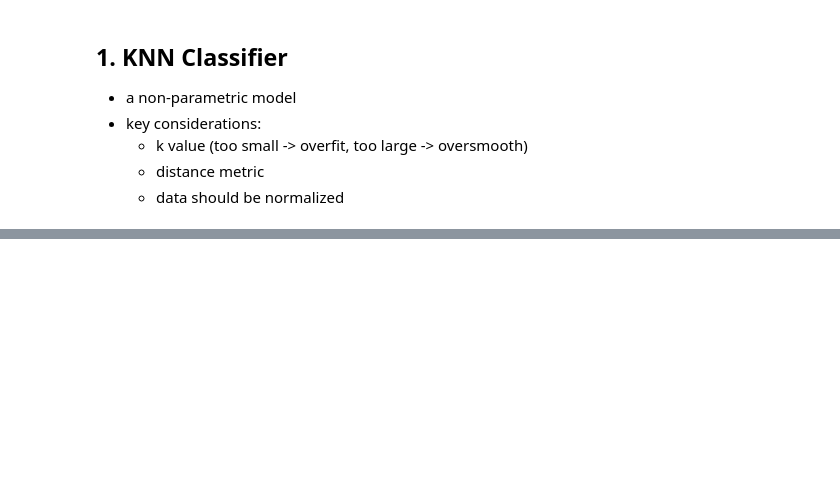
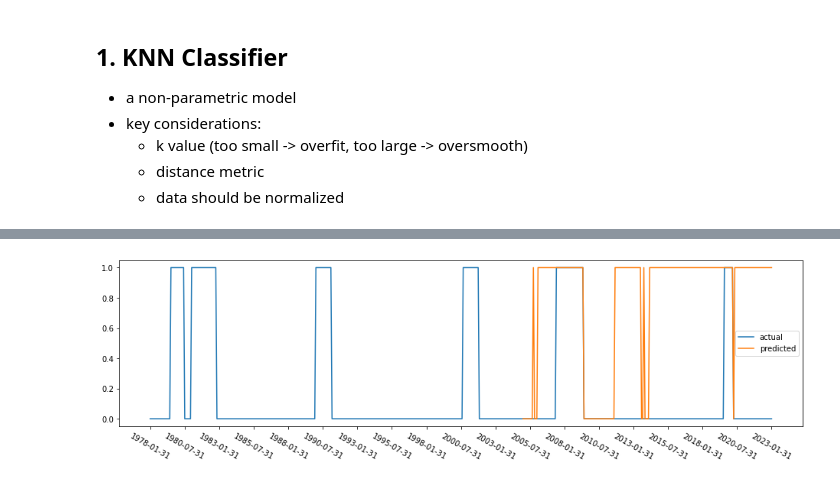
Before and after one commit to YoongsompornT/RecessionPrediction, a Jupyter notebook: Models/ML/Model-Boost.ipynb, the cells around one changed output, grey strips where cells are left out. Drawn from its saved outputs; the diff is of its cells as text; code cells hidden in the pictures; blank space fills up the shorter version.

```diff
--- a/Models/ML/Model-Boost.ipynb
+++ b/Models/ML/Model-Boost.ipynb
@@ -108,0 +154,15 @@ plt.show()
+# %%
+t = list(data['DATE'])
+
+fig, ax = plt.subplots()
+fig.set_figwidth(16)
+fig.set_figheight(4)
+ax.plot(t, y, label='actual')
+ax.plot(t[int(train_size*len(t)):], y_pred, label='predicted')
+ax.tick_params(axis='x', labelrotation=-30)
+ax.xaxis.set_major_locator(plt.MaxNLocator(20))
+
+plt.legend()
+plt.show()
+# %% [output]
+[figure, added]
```
Also changed, not shown: parts of 18 cells of this notebook.
